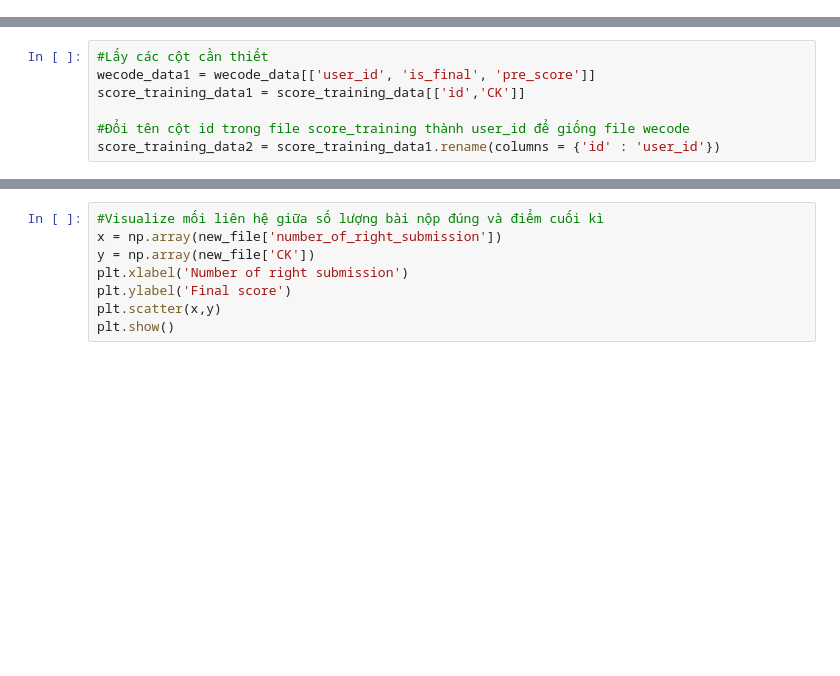
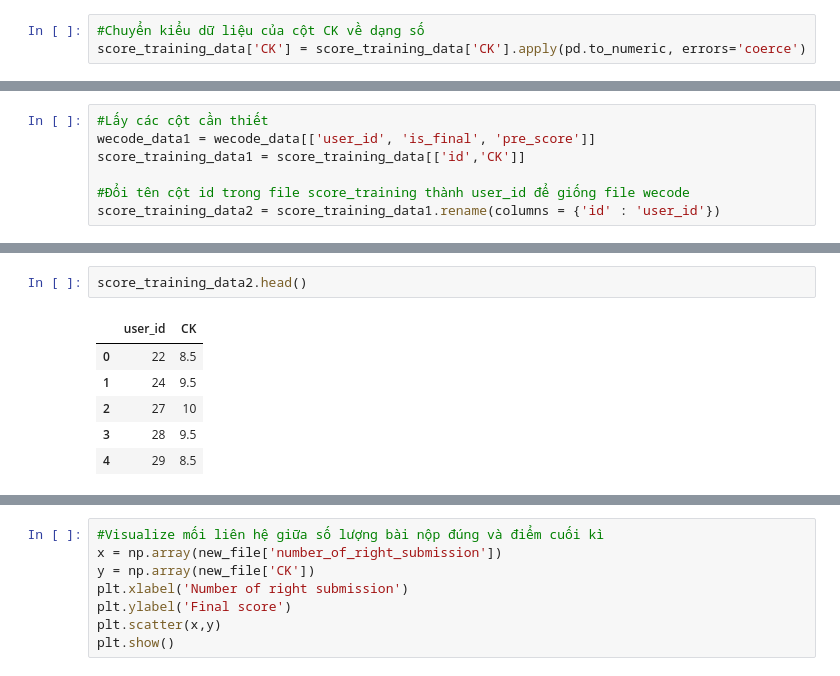
Before and after one commit to lvtp2705/CS114.L21.KHCL-1, a Jupyter notebook: Predict_Final_Score.ipynb, the cells around one changed output, grey strips where cells are left out. Cells and saved outputs as stored; diff of their text form; blank space fills up the shorter version.

```diff
--- a/Predict_Final_Score.ipynb
+++ b/Predict_Final_Score.ipynb
@@ -60,0 +74,3 @@ memory usage: 53.4+ KB
+# %%
+#Chuyển kiểu dữ liệu của cột CK về dạng số
+score_training_data['CK'] = score_training_data['CK'].apply(pd.to_numeric, errors='coerce')
@@ -68,3 +95,12 @@ score_training_data2 = score_training_data1.rename(columns = {'id' : 'user_id'})
+# %%
+score_training_data2.head()
+# %% [output]
+|  | user_id | CK |
+| 0 | 22 | 8.5 |
+| 1 | 24 | 9.5 |
+| 2 | 27 | 10 |
+| 3 | 28 | 9.5 |
+| 4 | 29 | 8.5 |
 # %%
 import matplotlib.pyplot as plt
 import numpy as np
```
Also changed, not shown: parts of 8 cells of this notebook.
